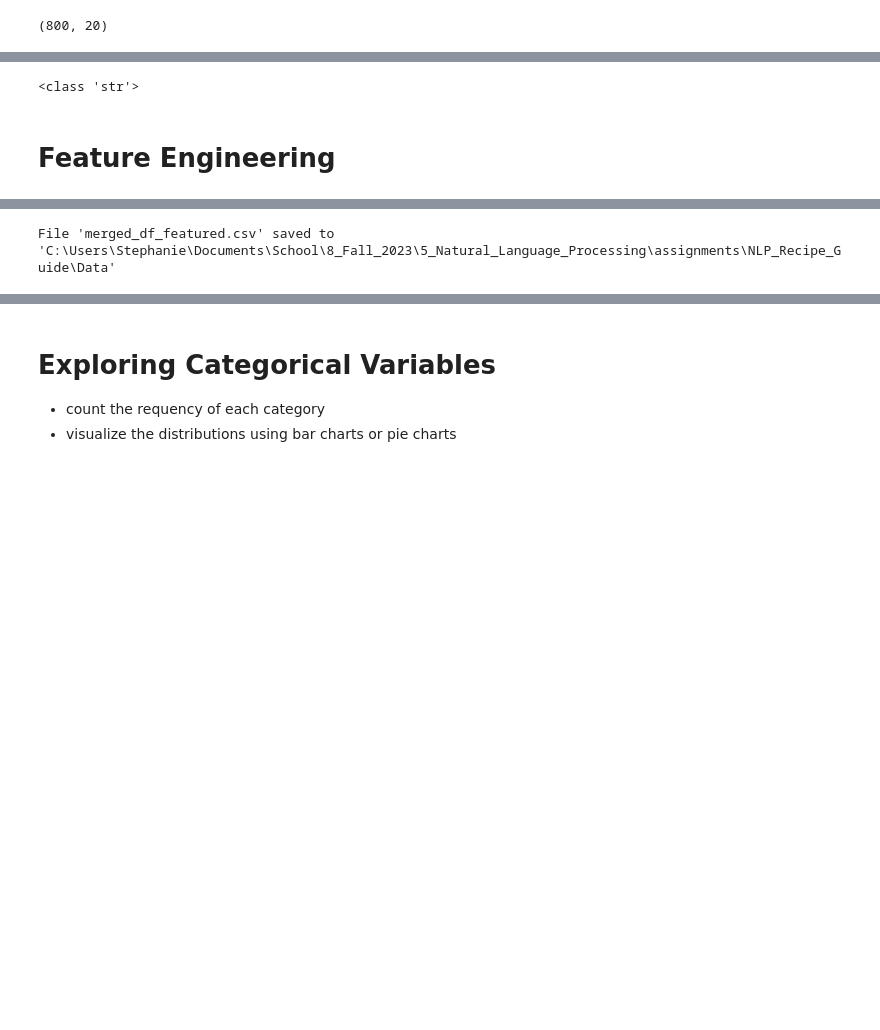
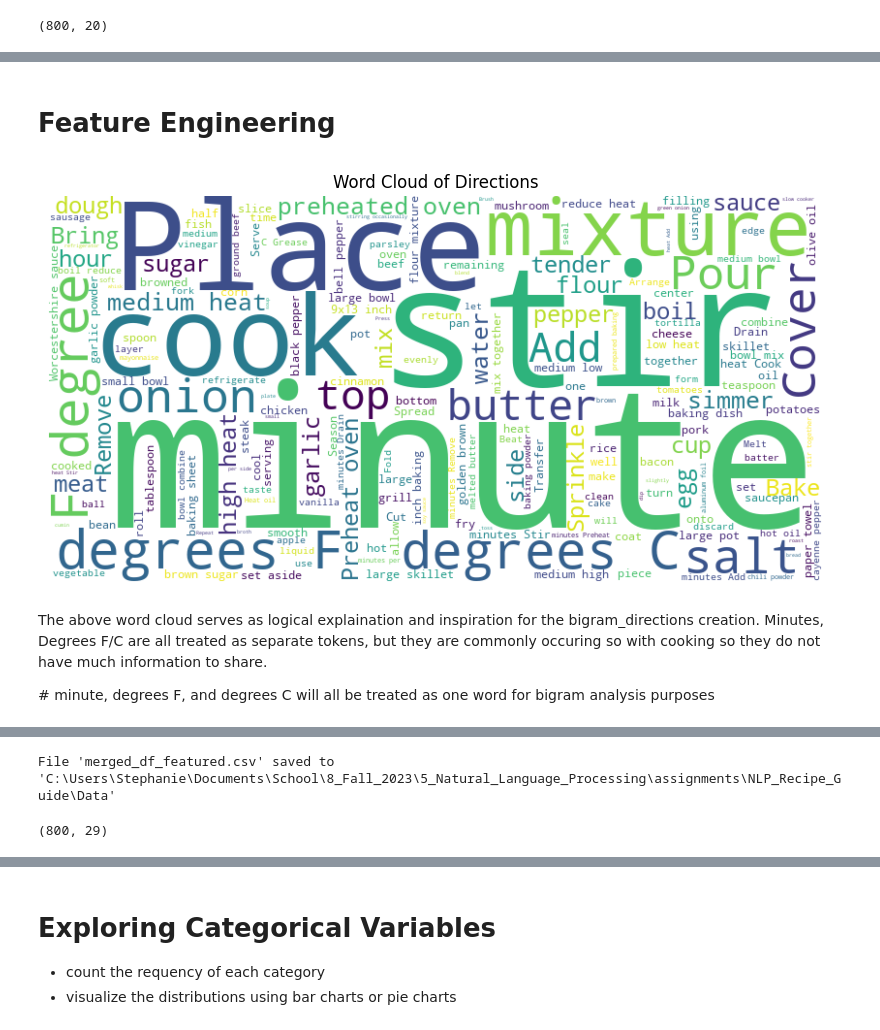
Before and after one commit to Stephanie-Schefer/NLP_Recipe_Guide, a Jupyter notebook: EDA.ipynb, the cells around one changed output, grey strips where cells are left out. Cells and saved outputs as stored; diff of their text form; code cells hidden in the pictures; blank space fills up the shorter version.

```diff
--- a/EDA.ipynb
+++ b/EDA.ipynb
@@ -398,15 +468,23 @@ import json
-# %%
-for index, row in whole_df.iterrows():
-        title = row['title']
-        ingredients = row['ner']
-        ingredients_list = json.loads(ingredients)
-        directions = row['directions']
-        print(type(directions))
-        break
-# %% [output]
-<class 'str'>
 # %% [markdown]
 # Feature Engineering
+# %%
+directions = whole_df['directions'].dropna().str.cat(sep=' ')
+
+# Generate WordCloud
+wordcloud = WordCloud(width=800, height=400, background_color='white').generate(directions)
+
+# Display the WordCloud using Matplotlib
+plt.figure(figsize=(10, 8))
+plt.imshow(wordcloud, interpolation='bilinear')
+plt.axis('off')
+plt.title('Word Cloud of Directions')
+plt.show()
+# %% [output]
+[figure, added]
+# %% [markdown]
+The above word cloud serves as logical explaination and inspiration for the bigram_directions creation. Minutes, Degrees F/C are all treated as separate tokens, but they are commonly occuring so with cooking so they do not have much information to share.
+
+\# minute, degrees F, and degrees C will all be treated as one word for bigram analysis purposes
 # %%
 whole_df_featured_df = Definitions.add_features(whole_df)
 # %%
@@ -420,3 +498,7 @@ whole_df_featured_df.head(2)
 Definitions.save_file(whole_df_featured_df, 'merged_df_featured.csv')
 # %% [output]
 File 'merged_df_featured.csv' saved to 'C:\Users\Stephanie\Documents\School\8_Fall_2023\5_Natural_Language_Processing\assignments\NLP_Recipe_Guide\Data'
+# %%
+whole_df_featured_df.shape
+# %% [output]
+(800, 29)
```
Also changed, not shown: parts of 49 cells of this notebook, 7 other files.
